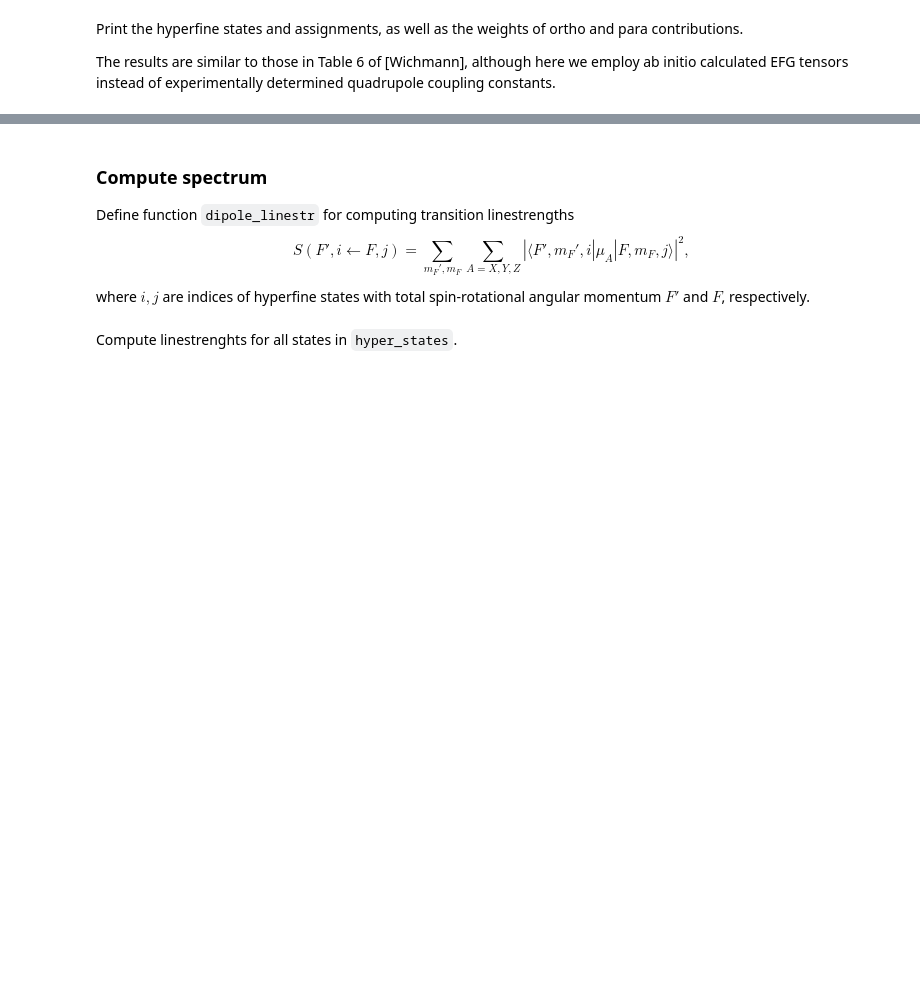
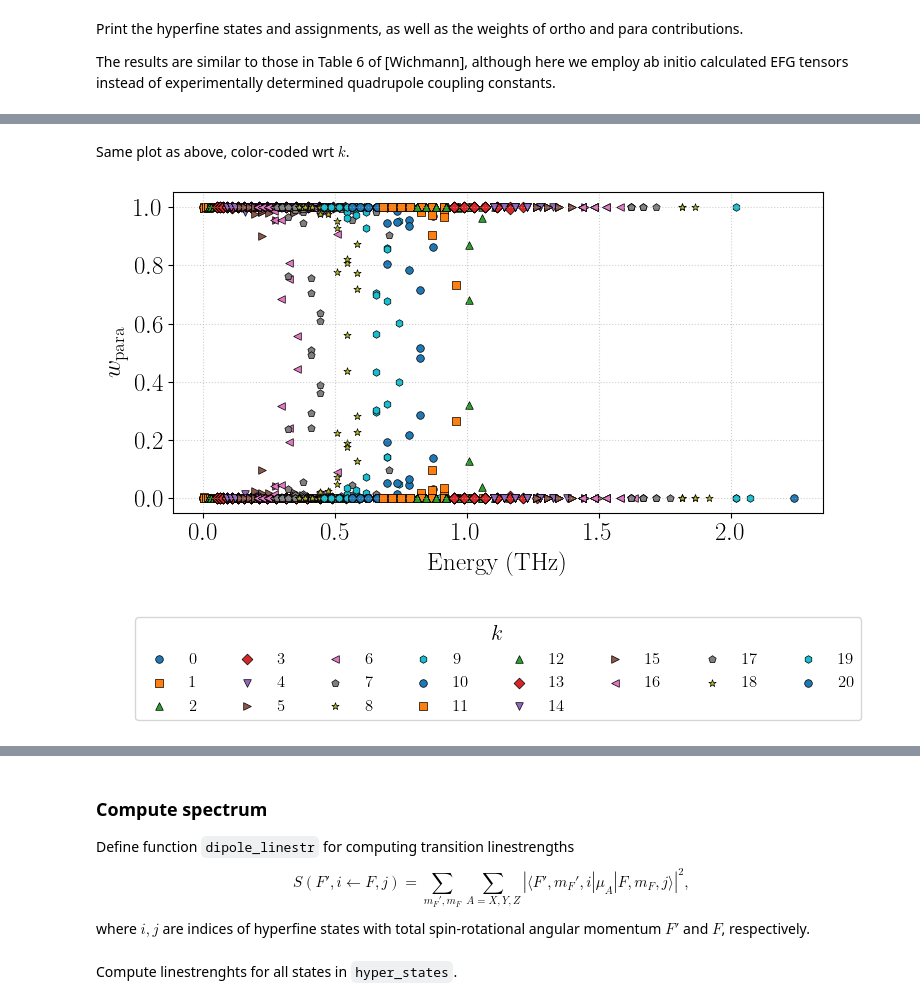
Before and after one commit to robochimps/richmol, a Jupyter notebook: examples/spin_mixing_isotope/s2cl2_ortho_para_transitions.ipynb, the cells around one changed output, grey strips where cells are left out. Saved outputs shown, nothing was run; the diff lists cells and outputs as text; code cells hidden in the pictures; blank space fills up the shorter version.

```diff
--- a/examples/spin_mixing_isotope/s2cl2_ortho_para_transitions.ipynb
+++ b/examples/spin_mixing_isotope/s2cl2_ortho_para_transitions.ipynb
@@ -383,0 +434,45 @@ For comparison, here is an extract of Table 6 from [Wichmann].
+# %% [markdown]
+Same plot as above, color-coded wrt $k$.
+# %%
+e_j = {}
+for j, k, tau, spin, f, sym, e, p_c, o_c, ind in enr:
+    try:
+        e_j[k].append((e, p_c))
+    except KeyError:
+        e_j[k] = [(e, p_c)]
+
+fig = plt.figure(figsize=(8, 6), dpi=100)
+
+markers = ["o", "s", "^", "D", "v", ">", "<", "p", "*", "h"]
+
+for i, key in enumerate(sorted(list(e_j.keys()))):
+    e, p = np.array(e_j[key]).T
+    plt.scatter(
+        e / 1e6 if hyper_states.enr_units == "mhz" else e,
+        p,
+        marker=markers[i % len(markers)],
+        # label=f"{int(key)}",
+        label=f"{key}",
+        s=30,
+        edgecolors="black",
+        linewidth=0.5,
+    )
+
+plt.grid(True, linestyle=":", alpha=0.6)
+plt.tick_params(axis="both", labelsize=18)
+if hyper_states.enr_units == "mhz":
+    plt.xlabel("Energy (THz)", fontsize=18)
+else:
+    plt.xlabel("Energy (cm$^{-1}$)", fontsize=18)
+plt.ylabel("$w_{\\rm para}$", fontsize=18)
+plt.legend(
+    fontsize=12,
+    title_fontsize=16,
+    ncol=8,
+    loc="upper center",
+    bbox_to_anchor=(0.5, -0.3),
+    title="$k$",
+)
+plt.tight_layout()
+# %% [output]
+[figure, added]
```
Also changed, not shown: parts of 30 cells of this notebook, 50 other files.
